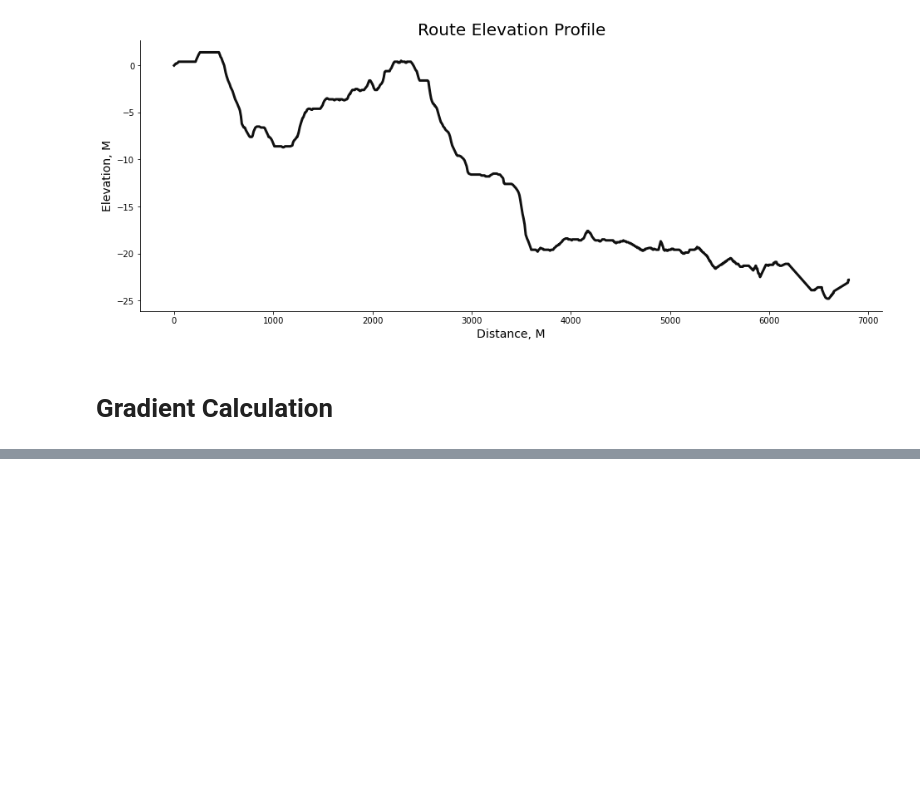
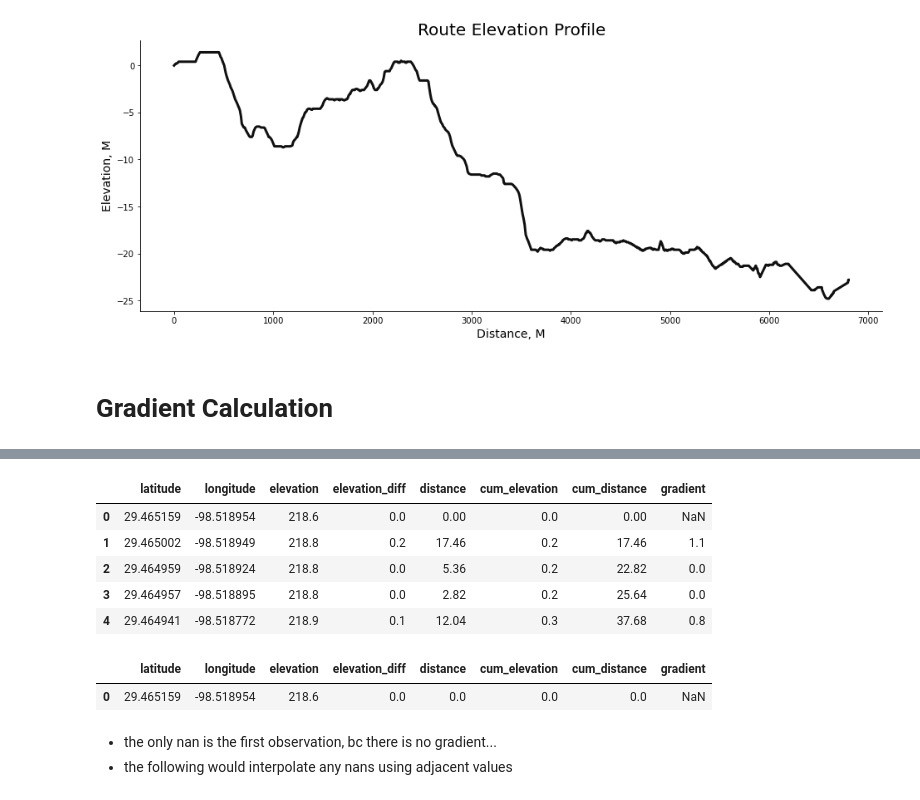
Before and after one commit to brianclements03/my_strava_project, a Jupyter notebook: New_GPX_Explo.ipynb, the cells around one changed output, grey strips where cells are left out. Drawn from its saved outputs; the diff is of its cells as text; code cells hidden in the pictures; blank space fills up the shorter version.

```diff
--- a/New_GPX_Explo.ipynb
+++ b/New_GPX_Explo.ipynb
@@ -323,0 +379,18 @@ Text(0, 0.5, 'Elevation, M')
+# %%
+route_df['gradient'] = gradients
+route_df.head()
+# %% [output]
+|  | latitude | longitude | elevation | elevation_diff | distance | cum_elevation | cum_distance | gradient |
+| 0 | 29.465159 | -98.518954 | 218.6 | 0.0 | 0.00 | 0.0 | 0.00 | NaN |
+| 1 | 29.465002 | -98.518949 | 218.8 | 0.2 | 17.46 | 0.2 | 17.46 | 1.1 |
+| 2 | 29.464959 | -98.518924 | 218.8 | 0.0 | 5.36 | 0.2 | 22.82 | 0.0 |
+| 3 | 29.464957 | -98.518895 | 218.8 | 0.0 | 2.82 | 0.2 | 25.64 | 0.0 |
+| 4 | 29.464941 | -98.518772 | 218.9 | 0.1 | 12.04 | 0.3 | 37.68 | 0.8 |
+# %%
+route_df[route_df['gradient'].isna()]
+# %% [output]
+|  | latitude | longitude | elevation | elevation_diff | distance | cum_elevation | cum_distance | gradient |
+| 0 | 29.465159 | -98.518954 | 218.6 | 0.0 | 0.0 | 0.0 | 0.0 | NaN |
+# %% [markdown]
+- the only nan is the first observation, bc there is no gradient...
+- the following would interpolate any nans using adjacent values
```
Also changed, not shown: parts of 11 cells of this notebook.
